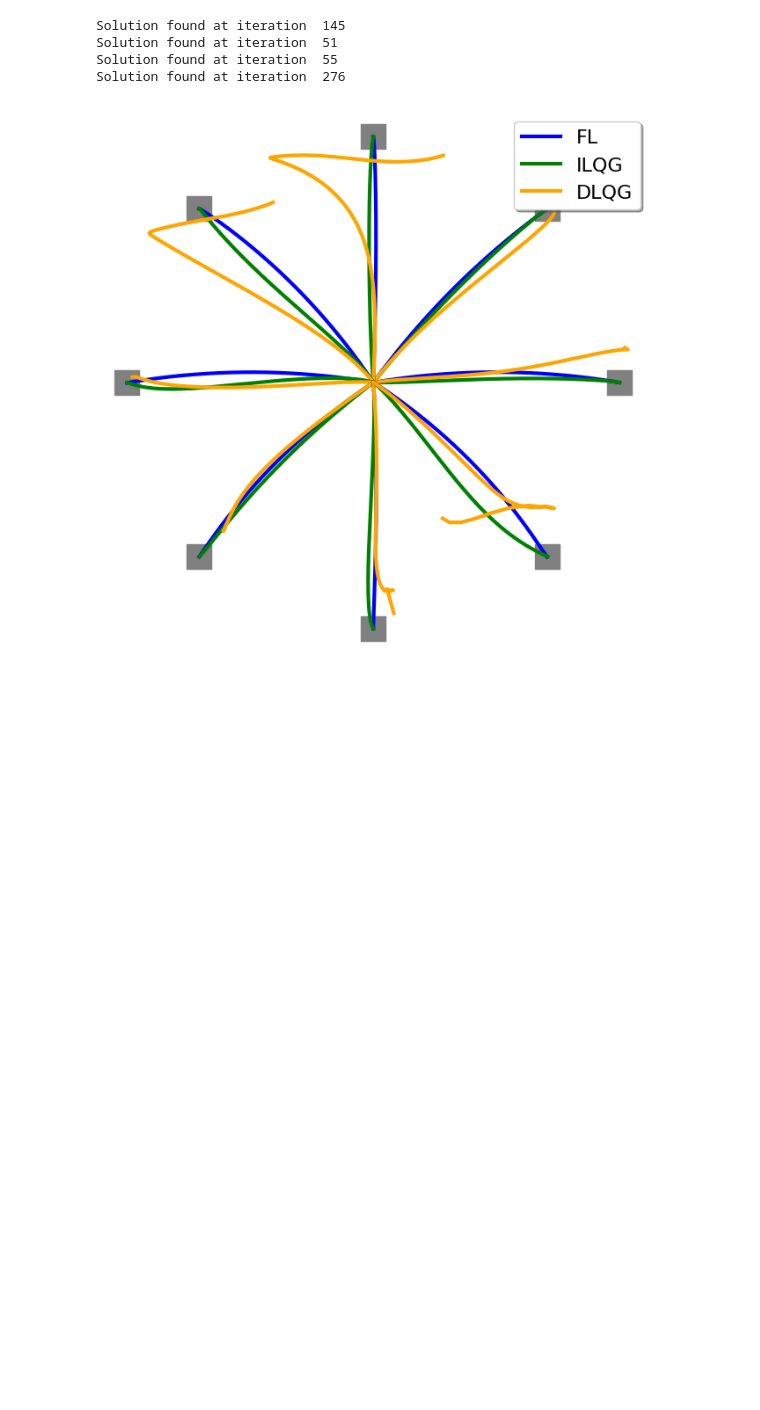
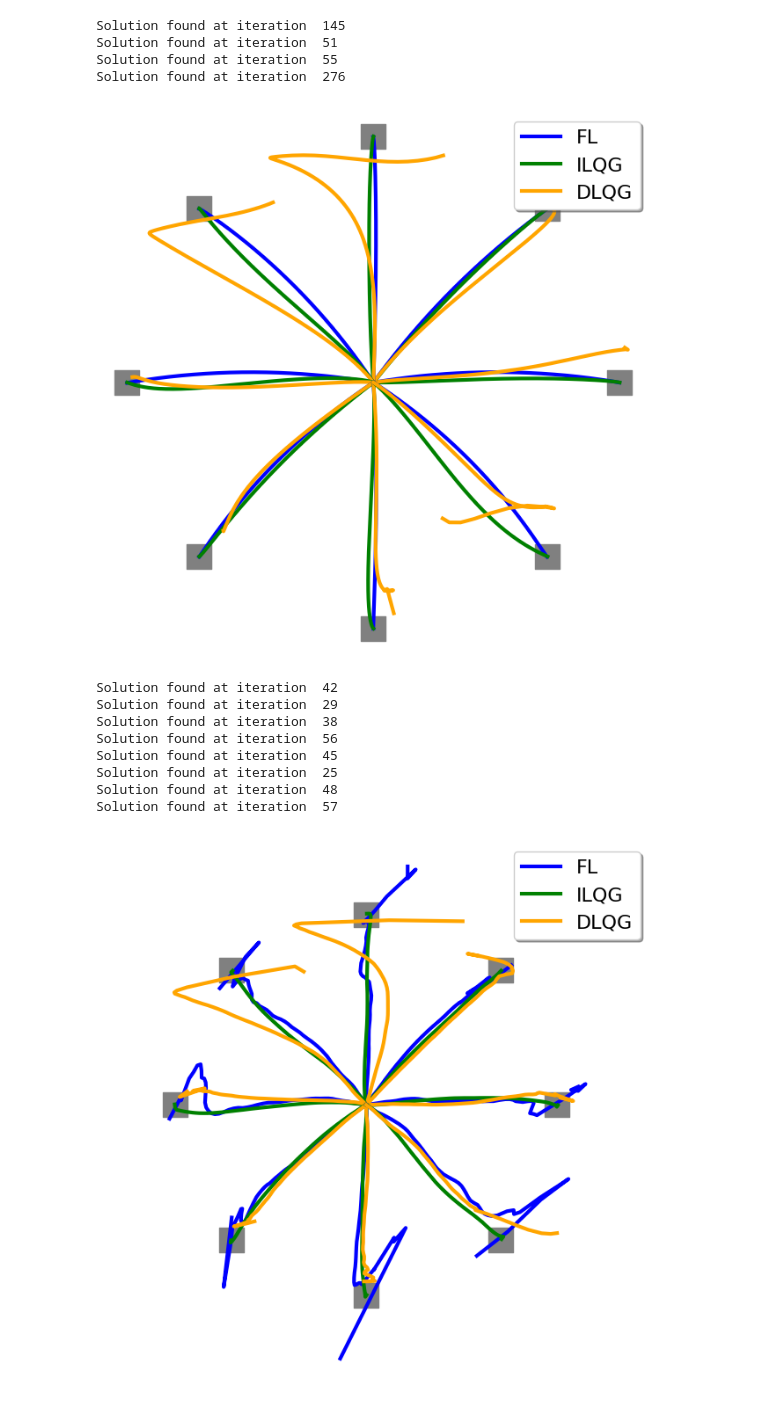
Before and after one commit to AlexandreThy/PhD, a Jupyter notebook: CurrentParts/BestLQG.ipynb, the cells around one changed output. Saved outputs shown, nothing was run; the diff lists cells and outputs as text; code cells hidden in the pictures; blank space fills up the shorter version.

```diff
--- a/CurrentParts/BestLQG.ipynb
+++ b/CurrentParts/BestLQG.ipynb
@@ -603,3 +603,60 @@ ax = plt.gca()
 ax.axis("off")
 MultipleLabel(title="",side = "upper right")
 plt.savefig("Centeroutv2.png",dpi = 200)
+# %%
+
+import sys
+sys.path.append('..')
+from Controllers.FL6Muscles import *
+from Controllers.ILQG6Muscles import *
+from Controllers.LQGController import *
+def Cost_function(x,u,w1 = 1e4,w2 = 1,r = 1e-3):
+    thetas,thetae,omegas,omegae,target1,target2 = x[-1]
+    return w1*(thetas-target1)**2 + w1*(thetae-target2)**2 + w2*(omegas**2+omegae**2) + np.sum(u*u) * r
+superscript_map = str.maketrans("-0123456789", "⁻⁰¹²³⁴⁵⁶⁷⁸⁹")
+
+def format_sig_figs_superscript(x, sig=3):
+    if x == 0:
+        return "0 × 10⁰"
+
+    exponent = int(floor(log10(abs(x))))
+    mantissa = round(x / (10 ** exponent), sig - 1)
+    superscript_exp = str(exponent).translate(superscript_map)
+
+    return f"{mantissa} × 10{superscript_exp}"
+st = [0,30]
+MovementTime = .6
+NumIteration = 60
+Time = np.linspace(0,MovementTime*1000,NumIteration)
+
+plt.figure(figsize = (8,8))
+for iter,angles in enumerate(np.linspace(0,2*pi,9)[:-1]) :
+    tg = [cos(angles)*10,30+sin(angles)*10]
+    xFL,yFL,xfl,uFL = FL_6muscles(Duration=MovementTime,w1=1e7,w2=1e7,w3=1e3,w4=1e3,r=1e-7,Num_iter=NumIteration,starting_point=st,targets=tg,Delay = 0.06,Activate_Noise=True)
+    xILQG,yILQG,zilqg,uILQG=ILQG(MovementTime,1e4,1,1e-3,tg,st,NumIteration,delay = 0.06,Noise=True)
+    xLQG,yLQG,uDLQG,z=DLQG_6Muscles(Duration=MovementTime,r1 = 1e-3,Num_iter=NumIteration,starting_point=st,targets=tg,plot = False,Delay = 0.06,Activate_Noise=True)
+
+    xilqg = np.zeros((NumIteration,6))
+    xilqg[:,:4] = zilqg
+    xilqg[:,4],xilqg[:,5] = np.ones(NumIteration)*xfl[-1,4],np.ones(NumIteration)*xfl[-1,5]
+
+    plt.plot(xFL,yFL,color = "blue",linewidth = 3,label= "FL")
+    plt.plot(xILQG,yILQG,color = "green",linewidth = 3,label = "ILQG")
+    plt.plot(xLQG,yLQG,color = "orange",linewidth = 3,label = "DLQG")
+    plt.scatter([tg[0]],[tg[1]],marker = "s",s = 400,color = "grey")
+plt.axis("equal")
+ax = plt.gca()
+#ax.spines['top'].set_visible(False)
+#ax.spines['right'].set_visible(False)
+ax.axis("off")
+MultipleLabel(title="",side = "upper right")
+# %% [output]
+Solution found at iteration  42
+Solution found at iteration  29
+Solution found at iteration  38
+Solution found at iteration  56
+Solution found at iteration  45
+Solution found at iteration  25
+Solution found at iteration  48
+Solution found at iteration  57
+[figure, added]
```
Also changed, not shown: 3 other files.
